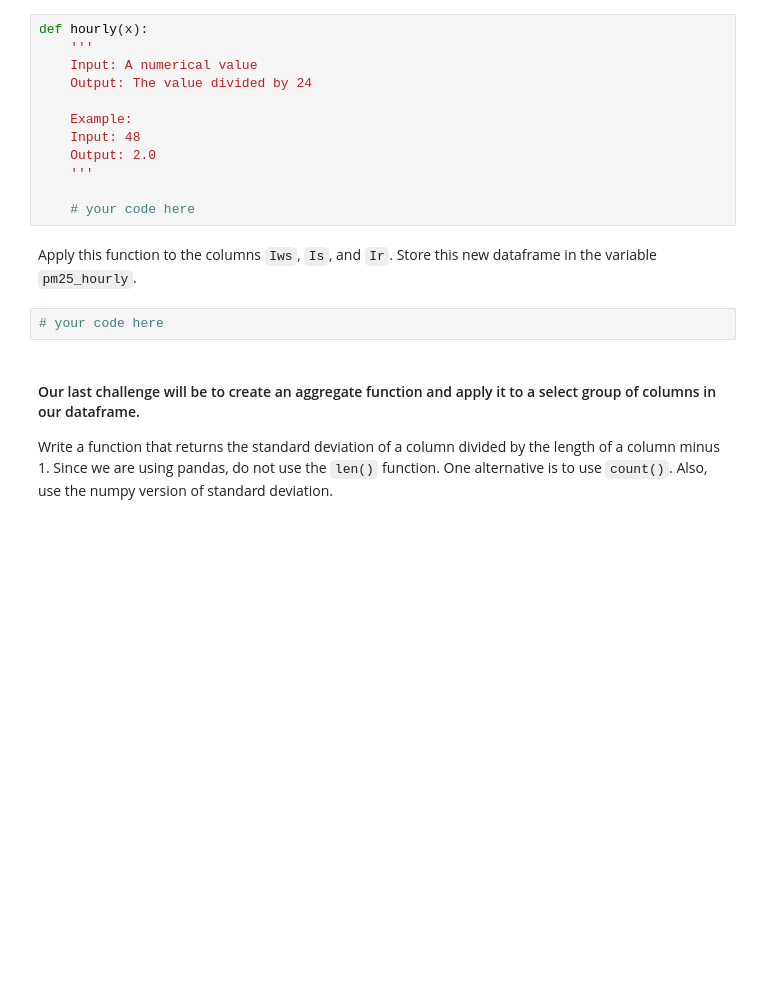
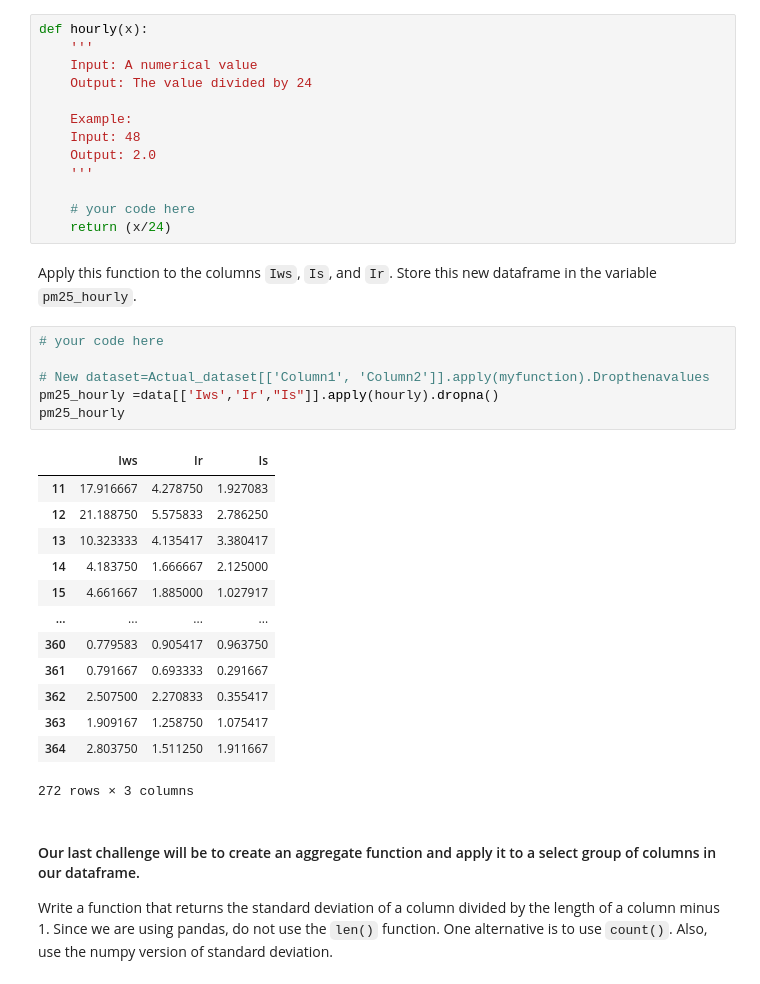
Before and after one commit to jmolendijk/dataV2-labs, a Jupyter notebook: module-1/Map-Reduce-Filter/your-code/main.ipynb, the cells around one changed output. Drawn from its saved outputs; the diff is of its cells as text; blank space fills up the shorter version.

```diff
--- a/module-1/Map-Reduce-Filter/your-code/main.ipynb
+++ b/module-1/Map-Reduce-Filter/your-code/main.ipynb
@@ -262,10 +293,29 @@ def hourly(x):
     '''
 
     # your code here
+    return (x/24)
 # %% [markdown]
 Apply this function to the columns `Iws`, `Is`, and `Ir`. Store this new dataframe in the variable `pm25_hourly`.
-# %%
-# your code here
+# %%
+# your code here
+
+# New dataset=Actual_dataset[['Column1', 'Column2']].apply(myfunction).Dropthenavalues
+pm25_hourly =data[['Iws','Ir',"Is"]].apply(hourly).dropna()
+pm25_hourly
+# %% [output]
+|  | Iws | Ir | Is |
+| 11 | 17.916667 | 4.278750 | 1.927083 |
+| 12 | 21.188750 | 5.575833 | 2.786250 |
+| 13 | 10.323333 | 4.135417 | 3.380417 |
+| 14 | 4.183750 | 1.666667 | 2.125000 |
+| 15 | 4.661667 | 1.885000 | 1.027917 |
+| ... | ... | ... | ... |
+| 360 | 0.779583 | 0.905417 | 0.963750 |
+| 361 | 0.791667 | 0.693333 | 0.291667 |
+| 362 | 2.507500 | 2.270833 | 0.355417 |
+| 363 | 1.909167 | 1.258750 | 1.075417 |
+| 364 | 2.803750 | 1.511250 | 1.911667 |
+272 rows × 3 columns
 # %% [markdown]
 #### Our last challenge will be to create an aggregate function and apply it to a select group of columns in our dataframe.
 
```
Also changed, not shown: parts of 19 cells of this notebook, 8 other files.
